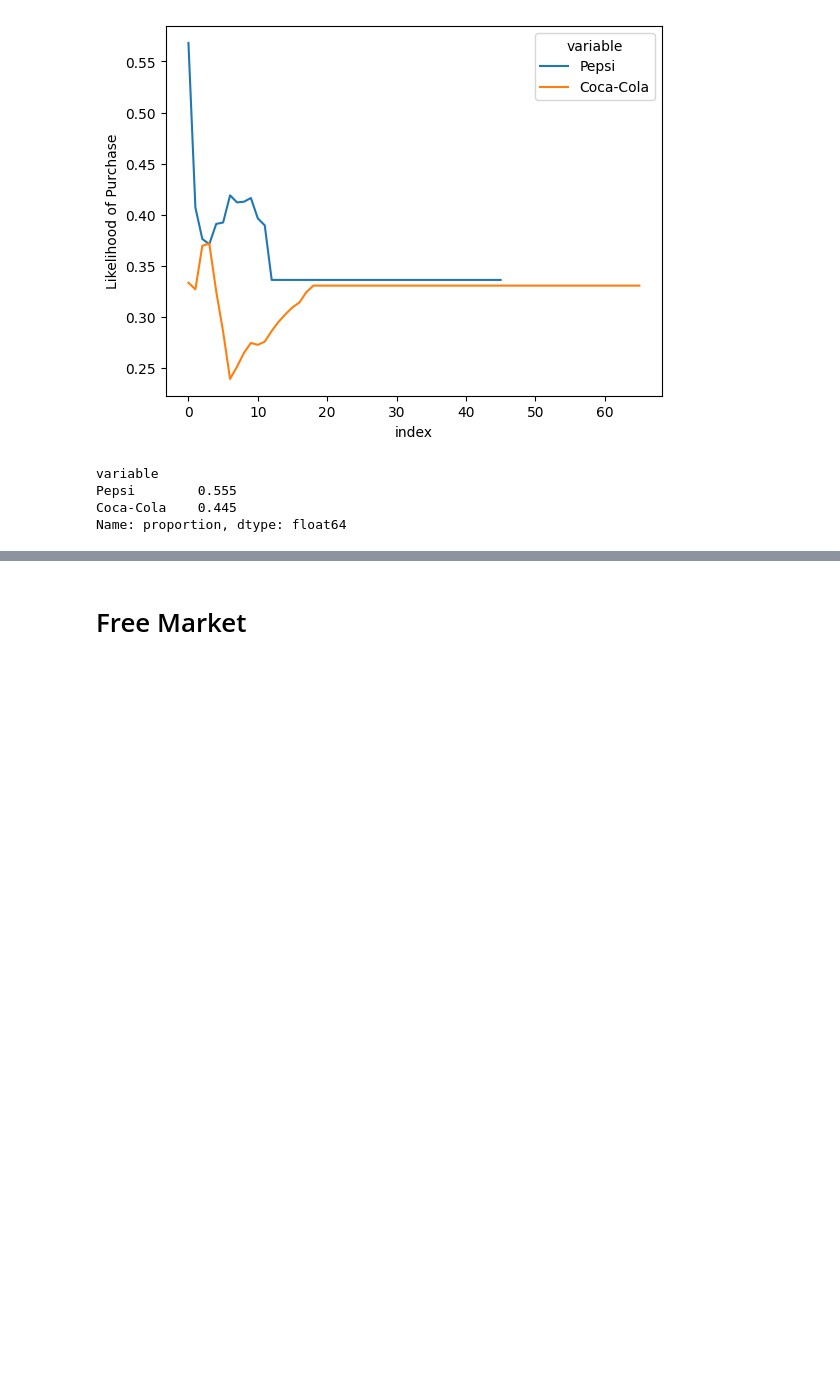
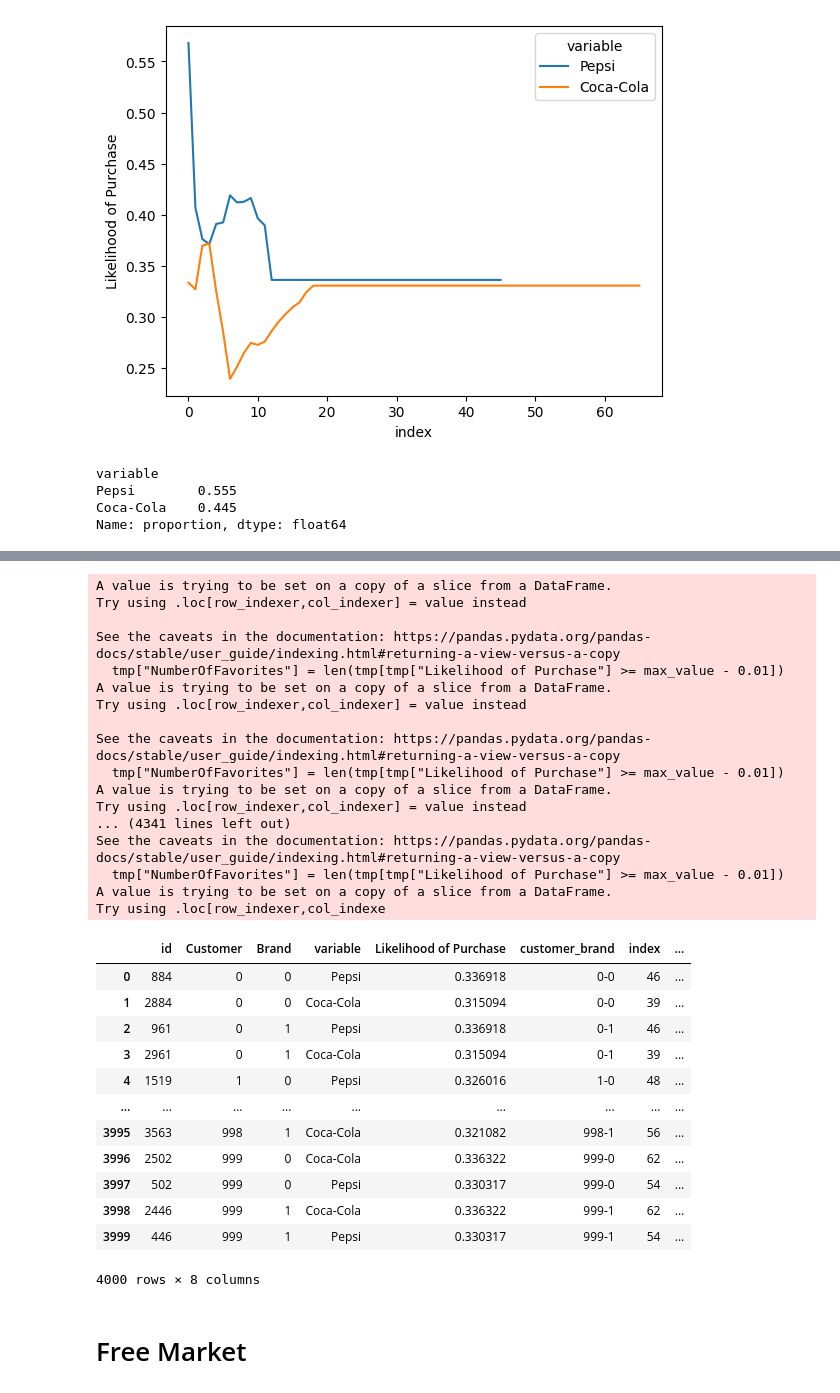
Before and after one commit to arnoldchung/Advertising, a Jupyter notebook: advertising.ipynb, the cells around one changed output, grey strips where cells are left out. Saved outputs shown, nothing was run; the diff lists cells and outputs as text; code cells hidden in the pictures; blank space fills up the shorter version.

```diff
--- a/advertising.ipynb
+++ b/advertising.ipynb
@@ -291,3 +305,36 @@ Name: proportion, dtype: float64
+# %%
+tmp = customer_mind(duo1)
+# %% [output]
+A value is trying to be set on a copy of a slice from a DataFrame.
+Try using .loc[row_indexer,col_indexer] = value instead
+
+See the caveats in the documentation: https://pandas.pydata.org/pandas-docs/stable/user_guide/indexing.html#returning-a-view-versus-a-copy
+  tmp["NumberOfFavorites"] = len(tmp[tmp["Likelihood of Purchase"] >= max_value - 0.01])
+A value is trying to be set on a copy of a slice from a DataFrame.
+Try using .loc[row_indexer,col_indexer] = value instead
+
+See the caveats in the documentation: https://pandas.pydata.org/pandas-docs/stable/user_guide/indexing.html#returning-a-view-versus-a-copy
+  tmp["NumberOfFavorites"] = len(tmp[tmp["Likelihood of Purchase"] >= max_value - 0.01])
+A value is trying to be set on a copy of a slice from a DataFrame.
+Try using .loc[row_indexer,col_indexer] = value instead
+... (4341 lines left out)
+See the caveats in the documentation: https://pandas.pydata.org/pandas-docs/stable/user_guide/indexing.html#returning-a-view-versus-a-copy
+  tmp["NumberOfFavorites"] = len(tmp[tmp["Likelihood of Purchase"] >= max_value - 0.01])
+A value is trying to be set on a copy of a slice from a DataFrame.
+Try using .loc[row_indexer,col_indexe
+|  | id | Customer | Brand | variable | Likelihood of Purchase | customer_brand | index | ... |
+| 0 | 884 | 0 | 0 | Pepsi | 0.336918 | 0-0 | 46 | ... |
+| 1 | 2884 | 0 | 0 | Coca-Cola | 0.315094 | 0-0 | 39 | ... |
+| 2 | 961 | 0 | 1 | Pepsi | 0.336918 | 0-1 | 46 | ... |
+| 3 | 2961 | 0 | 1 | Coca-Cola | 0.315094 | 0-1 | 39 | ... |
+| 4 | 1519 | 1 | 0 | Pepsi | 0.326016 | 1-0 | 48 | ... |
+| ... | ... | ... | ... | ... | ... | ... | ... | ... |
+| 3995 | 3563 | 998 | 1 | Coca-Cola | 0.321082 | 998-1 | 56 | ... |
+| 3996 | 2502 | 999 | 0 | Coca-Cola | 0.336322 | 999-0 | 62 | ... |
+| 3997 | 502 | 999 | 0 | Pepsi | 0.330317 | 999-0 | 54 | ... |
+| 3998 | 2446 | 999 | 1 | Coca-Cola | 0.336322 | 999-1 | 62 | ... |
+| 3999 | 446 | 999 | 1 | Pepsi | 0.330317 | 999-1 | 54 | ... |
+4000 rows × 8 columns
 # %% [markdown]
 # Free Market
 # %%
```
Also changed, not shown: parts of 7 cells of this notebook, 2 other files.
